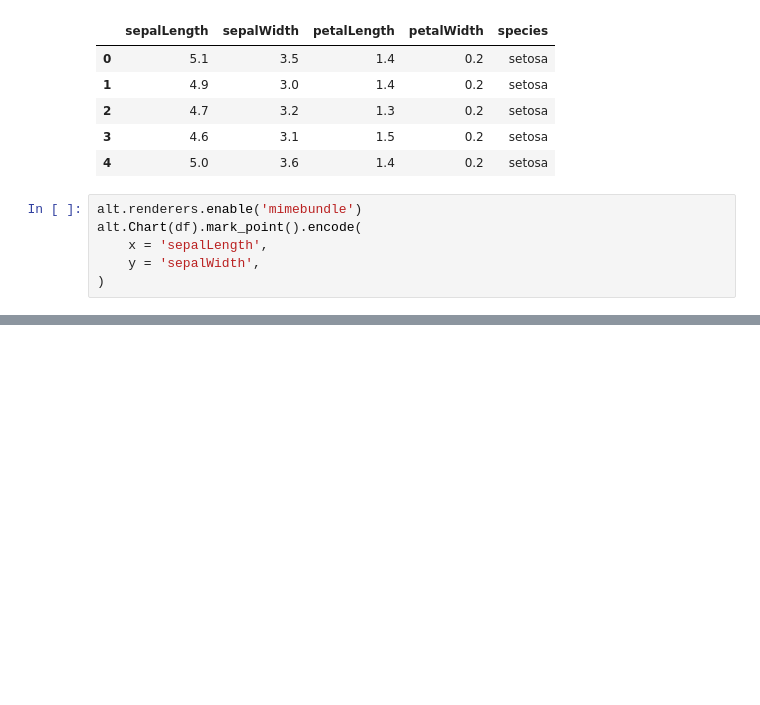
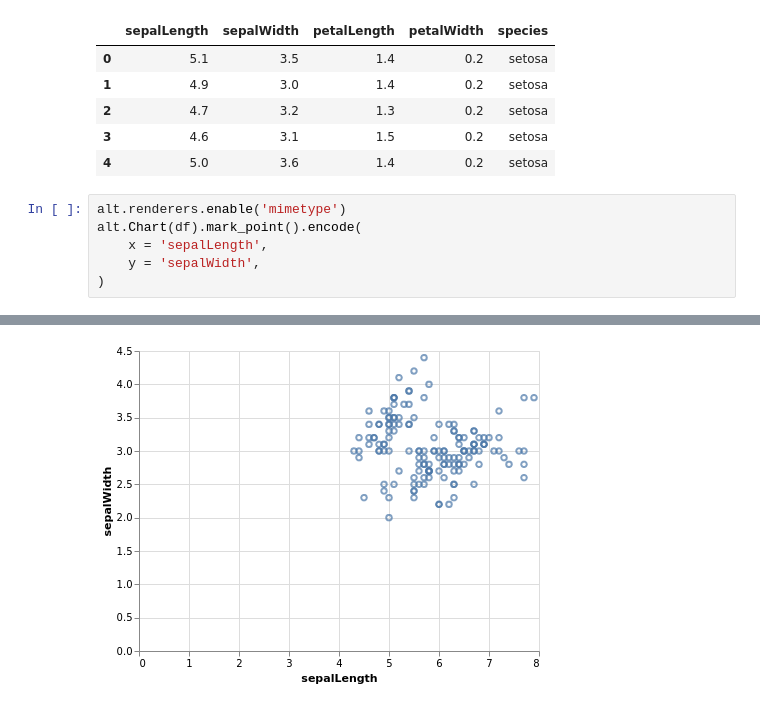
Before and after one commit to knuthp/jupyter_data_explorer, a Jupyter notebook: ExploreCloudCapabilities.ipynb, the cells around one changed output, grey strips where cells are left out. Drawn from its saved outputs; the diff is of its cells as text; blank space fills up the shorter version.

Commit message:
Changing altair renderer to mimetype

```diff
--- a/ExploreCloudCapabilities.ipynb
+++ b/ExploreCloudCapabilities.ipynb
@@ -15,7 +15,7 @@ df.head()
 | 3 | 4.6 | 3.1 | 1.5 | 0.2 | setosa |
 | 4 | 5.0 | 3.6 | 1.4 | 0.2 | setosa |
 # %%
-alt.renderers.enable('mimebundle')
+alt.renderers.enable('mimetype')
 alt.Chart(df).mark_point().encode(
     x = 'sepalLength',
     y = 'sepalWidth',
@@ -24,0 +24 @@ alt.Chart(df).mark_point().encode(
+[figure, added]
```
Also changed, not shown: parts of 1 cell of this notebook.
